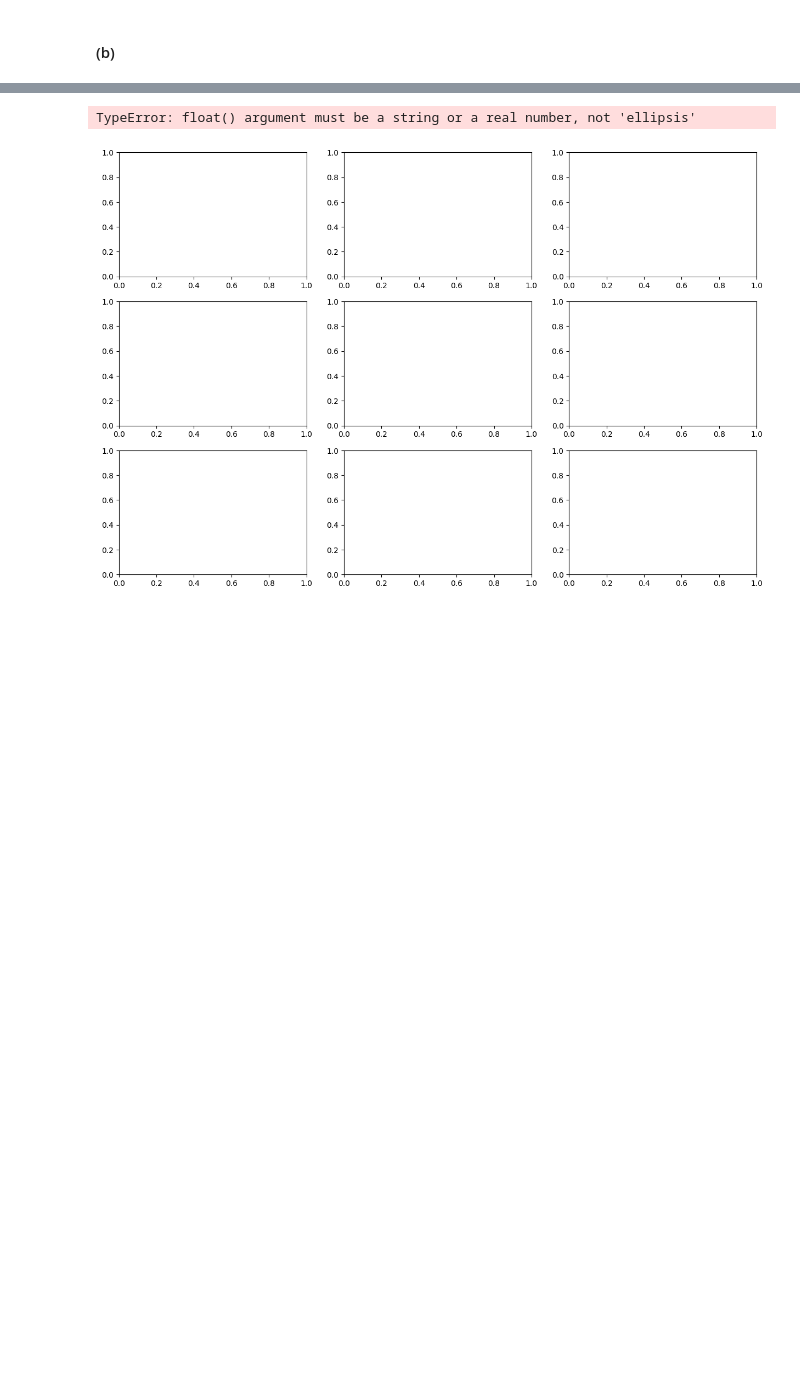
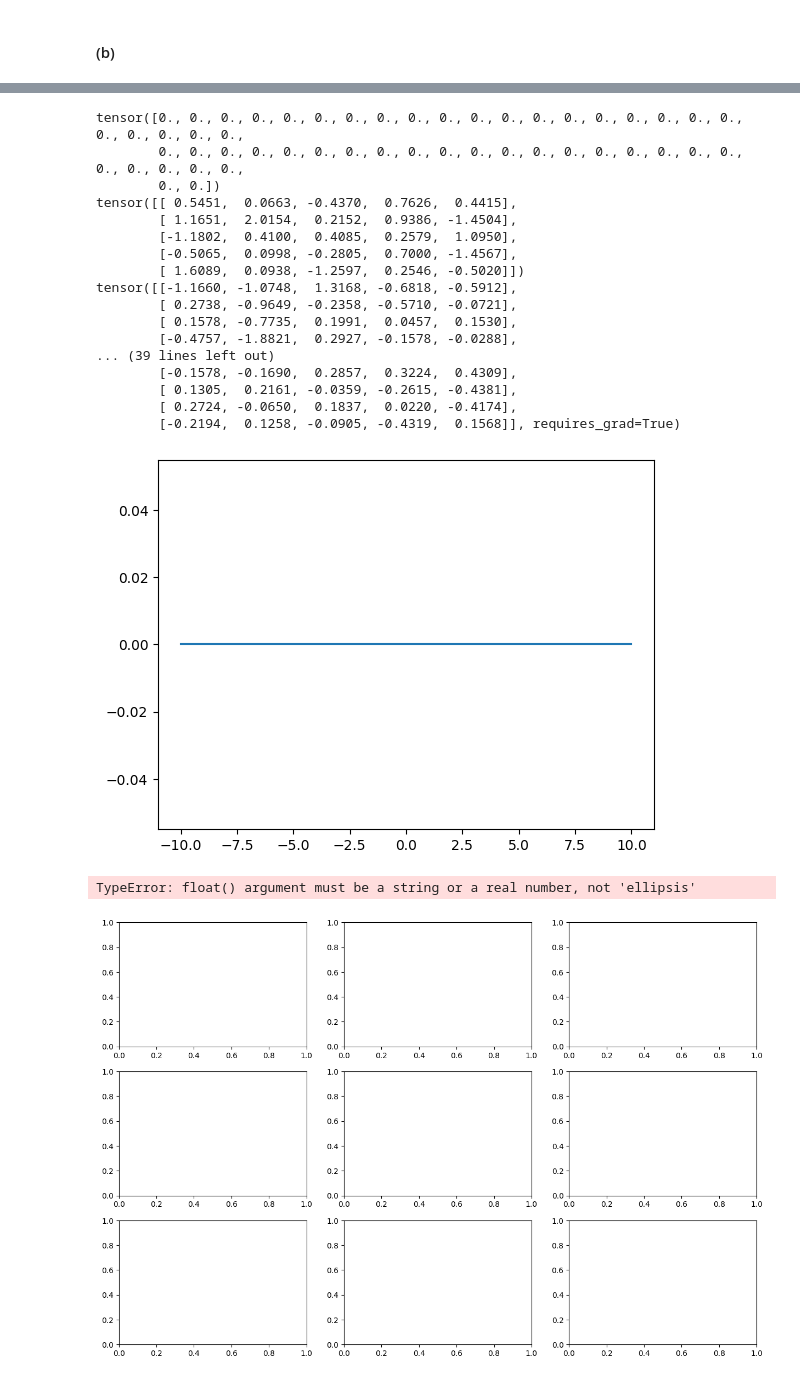
Before and after one commit to macpalor/NNDL-2025, a Jupyter notebook: exercise_1_template.ipynb, the cells around one changed output, grey strips where cells are left out. Saved outputs shown, nothing was run; the diff lists cells and outputs as text; code cells hidden in the pictures; blank space fills up the shorter version.

```diff
--- a/exercise_1_template.ipynb
+++ b/exercise_1_template.ipynb
@@ -17,11 +17,11 @@ class Net(nn.Module):
     def __init__(self, foo) -> None:
         super().__init__()
         self.layers = nn.Sequential(
-            nn.Linear(5, 5),
+            nn.Linear(5, 5, bias=False),
             foo,
-            nn.Linear(5, 5),
+            nn.Linear(5, 5, bias=False),
             foo,
-            nn.Linear(5, 5),
+            nn.Linear(5, 5, bias=False),
             foo
         )
 
@@ -65,2 +34,14 @@ tensor([-0.2343, -0.1173, -0.3930,  0.3200, -0.0641], requires_grad=True)
 # %% [markdown]
 #### (b)
+# %%
+torch.manual_seed(1)
+
+# n numbers between -10 and 10 for the values of x1
+n = 50
+x1 = torch.linspace(-10, 10, n).reshape(n, 1)
+# rest of x_i is random but kept fixed while changing x1
+x = torch.stack([torch.randn(4)]*n)
+# concatenate together to form the input
+X = torch.cat((x1, x), dim=1).to(device)
+
+print("X is", X)
@@ -67,3 +66,46 @@ tensor([-0.2343, -0.1173, -0.3930,  0.3200, -0.0641], requires_grad=True)
+# %%
+with torch.no_grad():
+    #print(relunet(X))
+    y1 = relunet(X)[:,0]
+print(y1)
+
+#print(tanhnet(x))
+#print(relunet(x))
+#print(linearnet(x))
+
+w2 = torch.randn((5,5))
+w1 = torch.randn((5,5), device=device)
+w3 = torch.randn(5,5)
+print(w1)
+print(w2)
+print(w3)
+w = torch.randn(3, 5, 5, device=device)
+
+print(w)
+for param in relunet.parameters():
+    print(param)
+    print()
+plt.plot(x1, y1)
+plt.show()
+# %% [output]
+tensor([0., 0., 0., 0., 0., 0., 0., 0., 0., 0., 0., 0., 0., 0., 0., 0., 0., 0., 0., 0., 0., 0., 0., 0.,
+        0., 0., 0., 0., 0., 0., 0., 0., 0., 0., 0., 0., 0., 0., 0., 0., 0., 0., 0., 0., 0., 0., 0., 0.,
+        0., 0.])
+tensor([[ 0.5451,  0.0663, -0.4370,  0.7626,  0.4415],
+        [ 1.1651,  2.0154,  0.2152,  0.9386, -1.4504],
+        [-1.1802,  0.4100,  0.4085,  0.2579,  1.0950],
+        [-0.5065,  0.0998, -0.2805,  0.7000, -1.4567],
+        [ 1.6089,  0.0938, -1.2597,  0.2546, -0.5020]])
+tensor([[-1.1660, -1.0748,  1.3168, -0.6818, -0.5912],
+        [ 0.2738, -0.9649, -0.2358, -0.5710, -0.0721],
+        [ 0.1578, -0.7735,  0.1991,  0.0457,  0.1530],
+        [-0.4757, -1.8821,  0.2927, -0.1578, -0.0288],
+... (39 lines left out)
+        [-0.1578, -0.1690,  0.2857,  0.3224,  0.4309],
+        [ 0.1305,  0.2161, -0.0359, -0.2615, -0.4381],
+        [ 0.2724, -0.0650,  0.1837,  0.0220, -0.4174],
+        [-0.2194,  0.1258, -0.0905, -0.4319,  0.1568]], requires_grad=True)
+[figure, added]
 # %%
 ...
 
```
Also changed, not shown: parts of 6 cells of this notebook.
